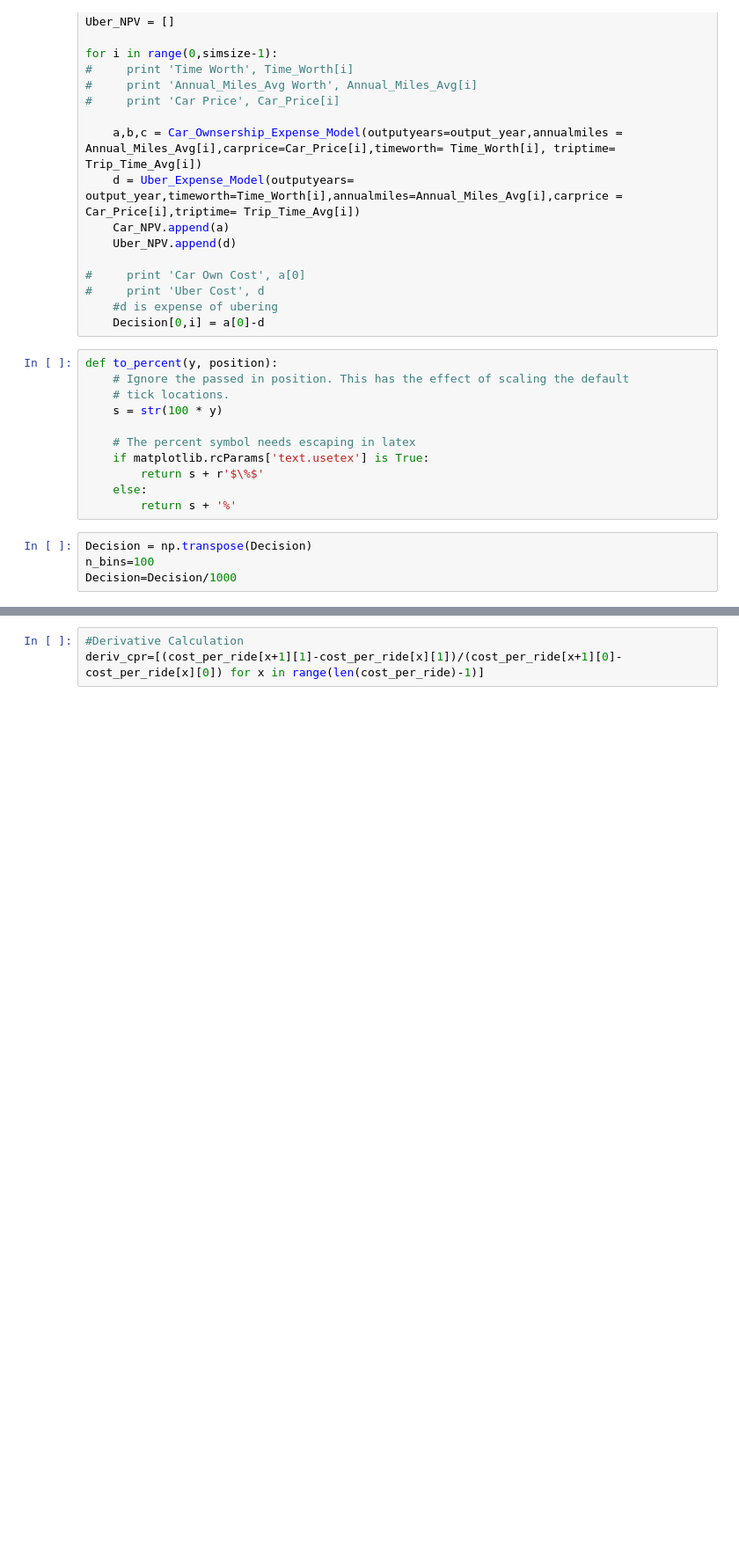
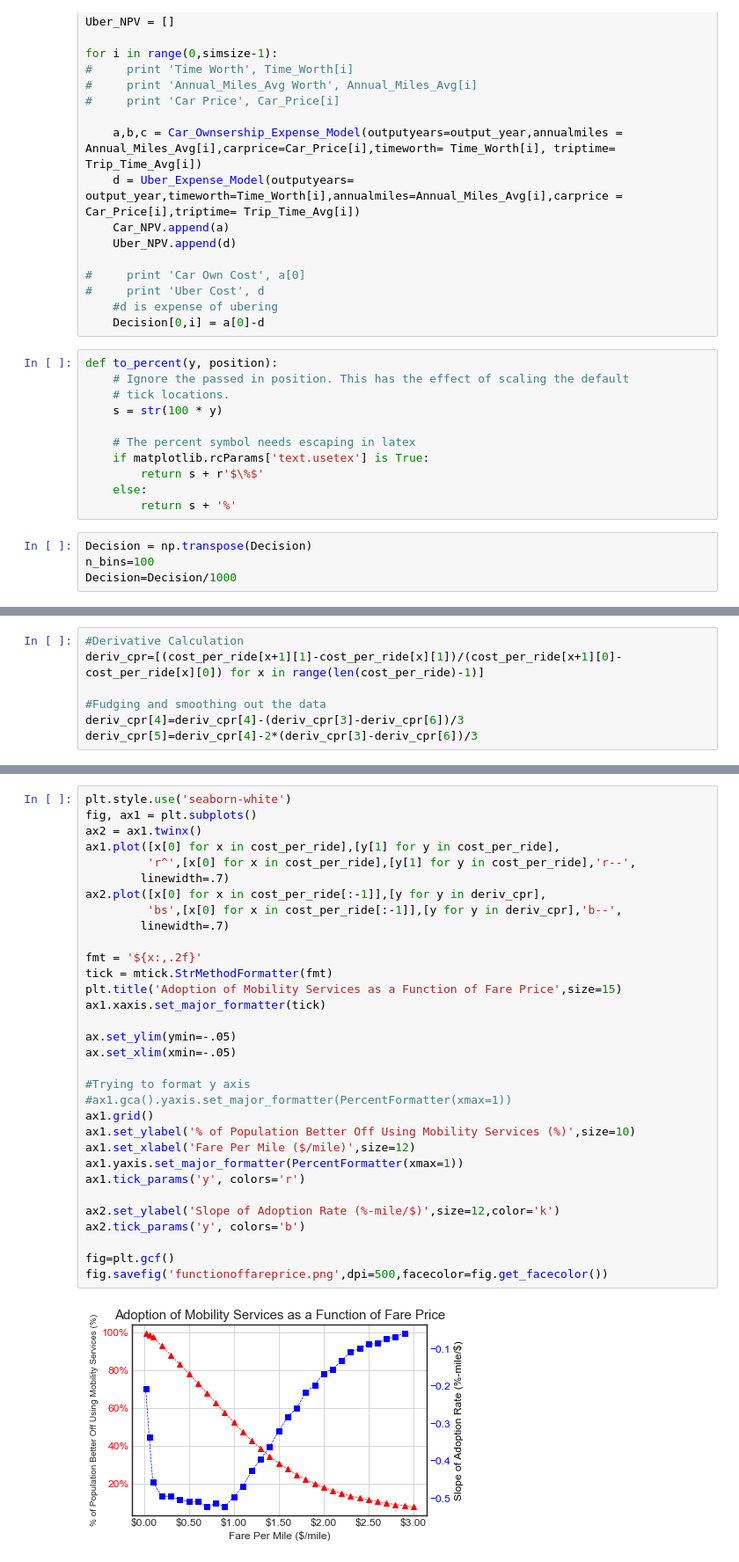
Before and after one commit to gordontsai/WEG-scripts, a Jupyter notebook: ubermodel_mc.ipynb, the cells around one changed output, grey strips where cells are left out. Shown at 88% size. Cells and saved outputs as stored; diff of their text form; blank space fills up the shorter version.

```diff
--- a/ubermodel_mc.ipynb
+++ b/ubermodel_mc.ipynb
@@ -746,2 +855,9 @@ for x in range(0,len(cost_per_mile)):
+# %%
+#Derivative Calculation
+deriv_cpr=[(cost_per_ride[x+1][1]-cost_per_ride[x][1])/(cost_per_ride[x+1][0]-cost_per_ride[x][0]) for x in range(len(cost_per_ride)-1)]
+
+#Fudging and smoothing out the data
+deriv_cpr[4]=deriv_cpr[4]-(deriv_cpr[3]-deriv_cpr[6])/3
+deriv_cpr[5]=deriv_cpr[4]-2*(deriv_cpr[3]-deriv_cpr[6])/3
 # %%
 plt.style.use('seaborn-white')
@@ -772,6 +887,37 @@ fig.savefig('functionoffareprice.png',dpi=500,facecolor=fig.get_facecolor())
-# %%
-#Derivative Calculation
-deriv_cpr=[(cost_per_ride[x+1][1]-cost_per_ride[x][1])/(cost_per_ride[x+1][0]-cost_per_ride[x][0]) for x in range(len(cost_per_ride)-1)]
+# %%
+plt.style.use('seaborn-white')
+fig, ax1 = plt.subplots()
+ax2 = ax1.twinx()
+ax1.plot([x[0] for x in cost_per_ride],[y[1] for y in cost_per_ride],
+         'r^',[x[0] for x in cost_per_ride],[y[1] for y in cost_per_ride],'r--',
+        linewidth=.7)
+ax2.plot([x[0] for x in cost_per_ride[:-1]],[y for y in deriv_cpr],
+         'bs',[x[0] for x in cost_per_ride[:-1]],[y for y in deriv_cpr],'b--',
+        linewidth=.7)
+
+fmt = '${x:,.2f}'
+tick = mtick.StrMethodFormatter(fmt)
+plt.title('Adoption of Mobility Services as a Function of Fare Price',size=15)
+ax1.xaxis.set_major_formatter(tick)
+
+ax.set_ylim(ymin=-.05)
+ax.set_xlim(xmin=-.05)
+
+#Trying to format y axis
+#ax1.gca().yaxis.set_major_formatter(PercentFormatter(xmax=1))
+ax1.grid()
+ax1.set_ylabel('% of Population Better Off Using Mobility Services (%)',size=10)
+ax1.set_xlabel('Fare Per Mile ($/mile)',size=12)
+ax1.yaxis.set_major_formatter(PercentFormatter(xmax=1))
+ax1.tick_params('y', colors='r')
+
+ax2.set_ylabel('Slope of Adoption Rate (%-mile/$)',size=12,color='k')
+ax2.tick_params('y', colors='b')
+
+fig=plt.gcf()
+fig.savefig('functionoffareprice.png',dpi=500,facecolor=fig.get_facecolor())
+# %% [output]
+[figure, added]
 # %%
 plt.plot([x[0] for x in cost_per_ride[:-1]],[y for y in deriv_cpr],
          'r^',[x[0] for x in cost_per_ride[:-1]],[y for y in deriv_cpr],'k--',
```
Also changed, not shown: parts of 12 cells of this notebook, 2 other files.
